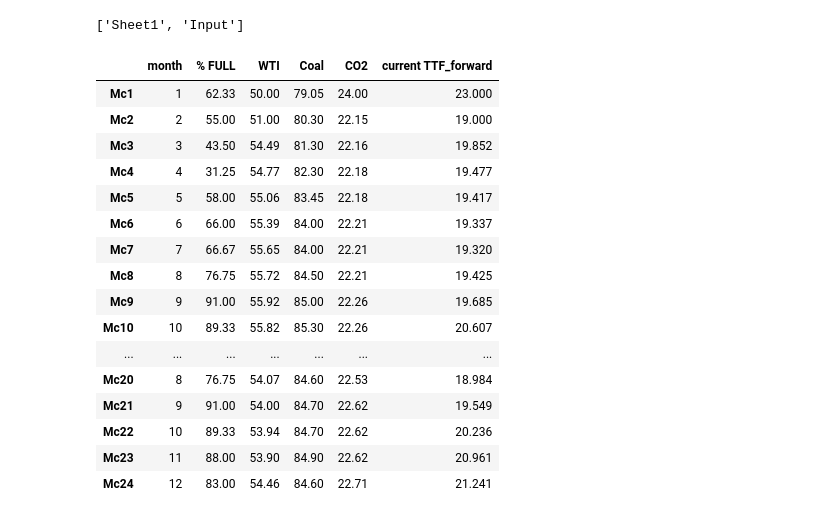
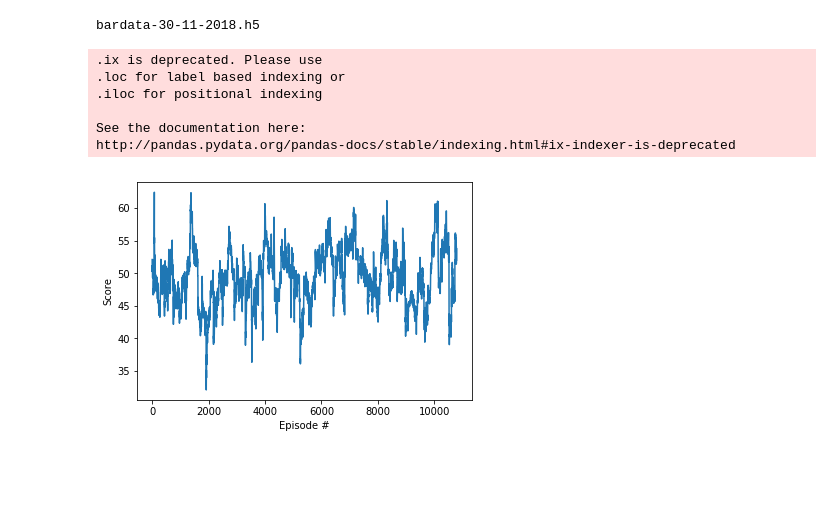
Before and after one commit to JeroenSweerts/TTF, a Jupyter notebook: Untitled.ipynb, the cells around one changed output. Drawn from its saved outputs; the diff is of its cells as text; code cells hidden in the pictures; blank space fills up the shorter version.

```diff
--- a/Untitled.ipynb
+++ b/Untitled.ipynb
@@ -1,35 +1,43 @@
-# %%
-# Import pandas
-import pandas as pd
-
-# Assign spreadsheet filename to `file`
-file = 'Cases.xlsx'
-
-# Load spreadsheet
-xl = pd.ExcelFile(file)
-
-# Print the sheet names
-print(xl.sheet_names)
-
-# Load a sheet into a DataFrame by name: df1
-df1 = xl.parse('Input')
-display(df1)
-# %% [output]
-['Sheet1', 'Input']
-|  | month | % FULL | WTI | Coal | CO2 | current TTF_forward |
-| Mc1 | 1 | 62.33 | 50.00 | 79.05 | 24.00 | 23.000 |
-| Mc2 | 2 | 55.00 | 51.00 | 80.30 | 22.15 | 19.000 |
-| Mc3 | 3 | 43.50 | 54.49 | 81.30 | 22.16 | 19.852 |
-| Mc4 | 4 | 31.25 | 54.77 | 82.30 | 22.18 | 19.477 |
-| Mc5 | 5 | 58.00 | 55.06 | 83.45 | 22.18 | 19.417 |
-| Mc6 | 6 | 66.00 | 55.39 | 84.00 | 22.21 | 19.337 |
-| Mc7 | 7 | 66.67 | 55.65 | 84.00 | 22.21 | 19.320 |
-| Mc8 | 8 | 76.75 | 55.72 | 84.50 | 22.21 | 19.425 |
-| Mc9 | 9 | 91.00 | 55.92 | 85.00 | 22.26 | 19.685 |
-| Mc10 | 10 | 89.33 | 55.82 | 85.30 | 22.26 | 20.607 |
-| ... | ... | ... | ... | ... | ... | ... |
-| Mc20 | 8 | 76.75 | 54.07 | 84.60 | 22.53 | 18.984 |
-| Mc21 | 9 | 91.00 | 54.00 | 84.70 | 22.62 | 19.549 |
-| Mc22 | 10 | 89.33 | 53.94 | 84.70 | 22.62 | 20.236 |
-| Mc23 | 11 | 88.00 | 53.90 | 84.90 | 22.62 | 20.961 |
-| Mc24 | 12 | 83.00 | 54.46 | 84.60 | 22.71 | 21.241 |
+# %%
+import torch
+import numpy as np
+import pandas as pd
+from os import listdir
+import random
+random.seed()
+import sklearn.mixture as mix
+import talib
+import matplotlib.pyplot as plt
+from matplotlib import cm
+import seaborn as sns
+
+
+mypath = '/media/sweerts/Data/trading/cash_bot/data/'
+extension = 'h5'
+onlyfiles = [f for f in listdir(mypath) if f.endswith('.' + extension)]
+# %%
+trainFile = random.choice(onlyfiles)
+print(trainFile)
+data = pd.read_hdf('/media/sweerts/Data/trading/cash_bot/data/' + trainFile, mode='r')
+data['RSI'] = talib.RSI(data['close'],140).astype(float)
+data['ADXR'] = talib.ADXR(data['high'],data['low'],data['close'],140).astype(float)
+select = data.ix[:].dropna()
+data = data.dropna()
+
+# display(data)
+
+fig = plt.figure()
+ax = fig.add_subplot(111)
+plt.plot(np.arange(len(data['RSI'])), data['RSI'])
+plt.ylabel('Score')
+plt.xlabel('Episode #')
+plt.show()
+# %% [output]
+bardata-30-11-2018.h5
+.ix is deprecated. Please use
+.loc for label based indexing or
+.iloc for positional indexing
+
+See the documentation here:
+http://pandas.pydata.org/pandas-docs/stable/indexing.html#ix-indexer-is-deprecated
+[figure, added]
```
Also changed, not shown: parts of 2 cells of this notebook.
